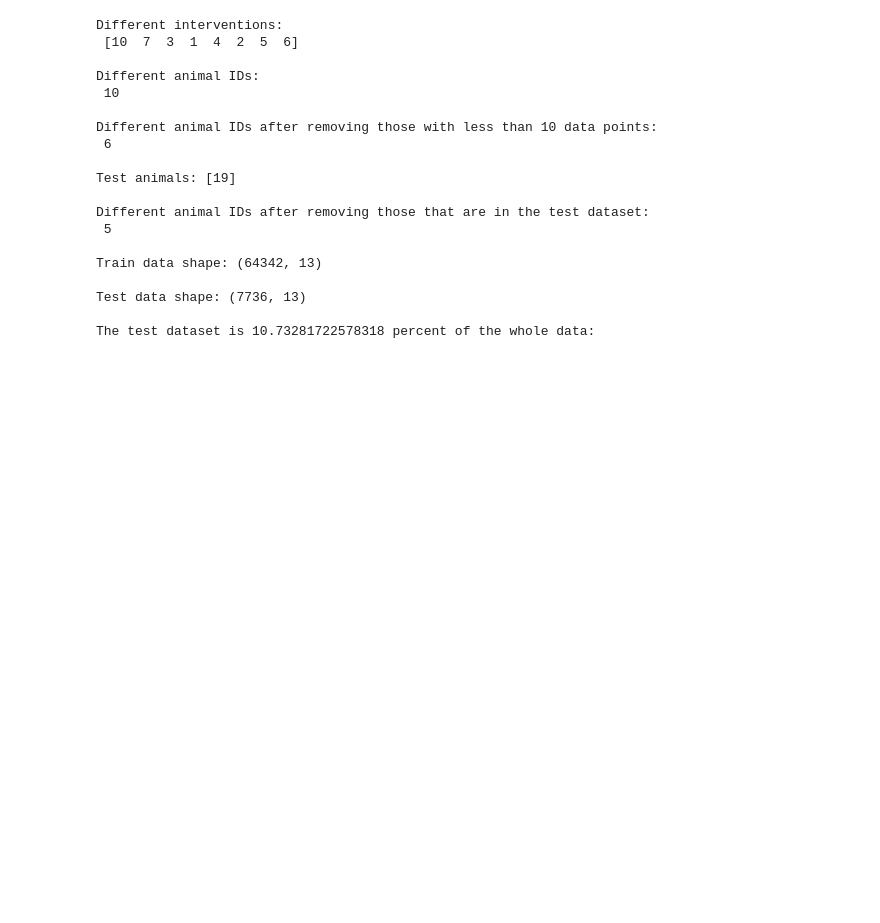
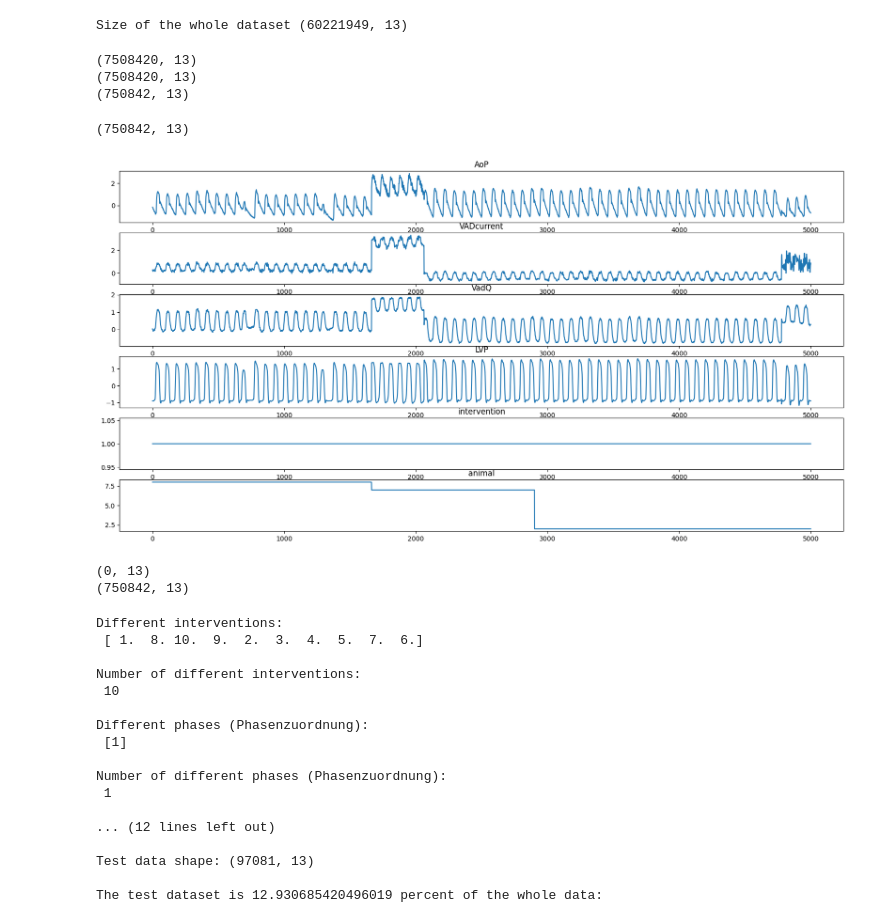
Before and after one commit to Johann4DL/Cycle-Consistent-Prediction-of-Cardiovascular-Signal-Data, a Jupyter notebook: Cycle_GAN_Embedding.ipynb, the cells around one changed output. Drawn from its saved outputs; the diff is of its cells as text; code cells hidden in the pictures; blank space fills up the shorter version.

```diff
--- a/Cycle_GAN_Embedding.ipynb
+++ b/Cycle_GAN_Embedding.ipynb
@@ -110,4 +115,17 @@ if ALLDATA == True:
     print('Size of the whole dataset',df.shape)
     # select only rows where 'Phasenzuordnung' is 1
     df = df.loc[df['Phasenzuordnung'] == 1]
-    print('Size of dataset with only the first phase',df.shape)
+    # print('Size of dataset with only the first phase',df.shape)
+# %% [output]
+Size of the whole dataset (60221949, 13)
+# %%
+print(df.shape)
+df = utils.remove_strings(df)
+print(df.shape)
+df = utils.subsample(df, 10)
+print(df.shape)
+# utils.visualize(df, SIG_A, SIG_B, SIG_C, SIG_D, 5000)
+# %% [output]
+(7508420, 13)
+(7508420, 13)
+(750842, 13)
@@ -114 +134,32 @@ if ALLDATA == True:
+# %%
+# split df into separate dataframes for each animal
+scaler = StandardScaler()
+df_temp = pd.DataFrame()
+
+#utils.visualize(df, [SIG_A, SIG_B, SIG_C, SIG_D, 'intervention', 'animal'], 72094)
+
+for animal in df['animal'].unique():
+    # split df into separate dataframes for each animal
+    df_animal = df.loc[df['animal'] == animal]
+    df_animal = utils.normalize(df_animal, scaler)
+    # append df_animal to df_temp
+    df_temp = pd.concat([df_temp, df_animal], axis=0, ignore_index=True)
+
+print(df_temp.shape)
+df = df_temp
+df = df.drop(columns=['intervention', 'Phasenzuordnung', 'animal'])
+df = df.join(df_IPA)
+utils.visualize(df, [SIG_A, SIG_B, SIG_C, SIG_D, 'intervention', 'animal'], 5000)
+# %% [output]
+(750842, 13)
+[figure, added]
+# %%
+# get number of rows where 'animal' is empty
+print(df.loc[df['animal'] == ''].shape)
+# drop rows where 'animal' is empty
+df = df.drop(df.loc[df['animal'] == ''].index)
+print(df.shape)
+# %% [output]
+(0, 13)
+(750842, 13)
 # %%
@@ -118,6 +175,15 @@ df = utils.normalize(df)
 # %%
-# hom many different intervention ids are there?
+# Which different intervention ids are there?
 print('\nDifferent interventions: \n',df['intervention'].unique())
+
+# How many different intervention ids are there?
+print('\nNumber of different interventions: \n',len(df['intervention'].unique()))
+
+# Which different phases are there?
+print('\nDifferent phases (Phasenzuordnung): \n',df['Phasenzuordnung'].unique())
+
+# hom many different phases are there?
+print('\nNumber of different phases (Phasenzuordnung): \n',len(df['Phasenzuordnung'].unique()))
 
 # hom many different animal ids are there?
 print('\nDifferent animal IDs: \n',len(df['animal'].unique()))
@@ -155,21 +221,19 @@ print('\nTest data shape:', df_test.shape)
 print('\nThe test dataset is {} percent of the whole data: '.format((len(df_test)/(len(df_train) + len(df_test))) * 100))
 # %% [output]
 Different interventions:
- [10  7  3  1  4  2  5  6]
+ [ 1.  8. 10.  9.  2.  3.  4.  5.  7.  6.]
 
-Different animal IDs:
+Number of different interventions:
  10
 
-Different animal IDs after removing those with less than 10 data points:
- 6
+Different phases (Phasenzuordnung):
+ [1]
 
-Test animals: [19]
+Number of different phases (Phasenzuordnung):
+ 1
 
-Different animal IDs after removing those that are in the test dataset:
- 5
+... (12 lines left out)
 
-Train data shape: (64342, 13)
+Test data shape: (97081, 13)
 
-Test data shape: (7736, 13)
-
-The test dataset is 10.73281722578318 percent of the whole data:
+The test dataset is 12.930685420496019 percent of the whole data:
```
Also changed, not shown: parts of 12 cells of this notebook, 46 other files.
